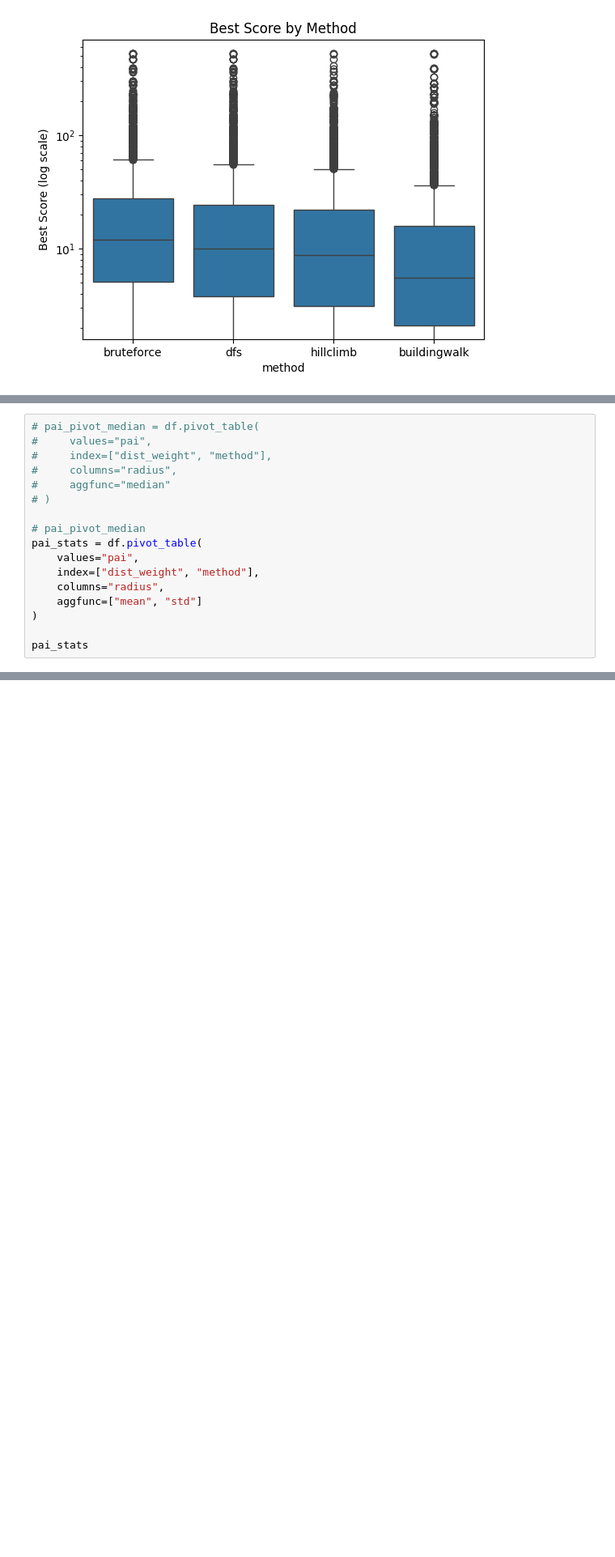
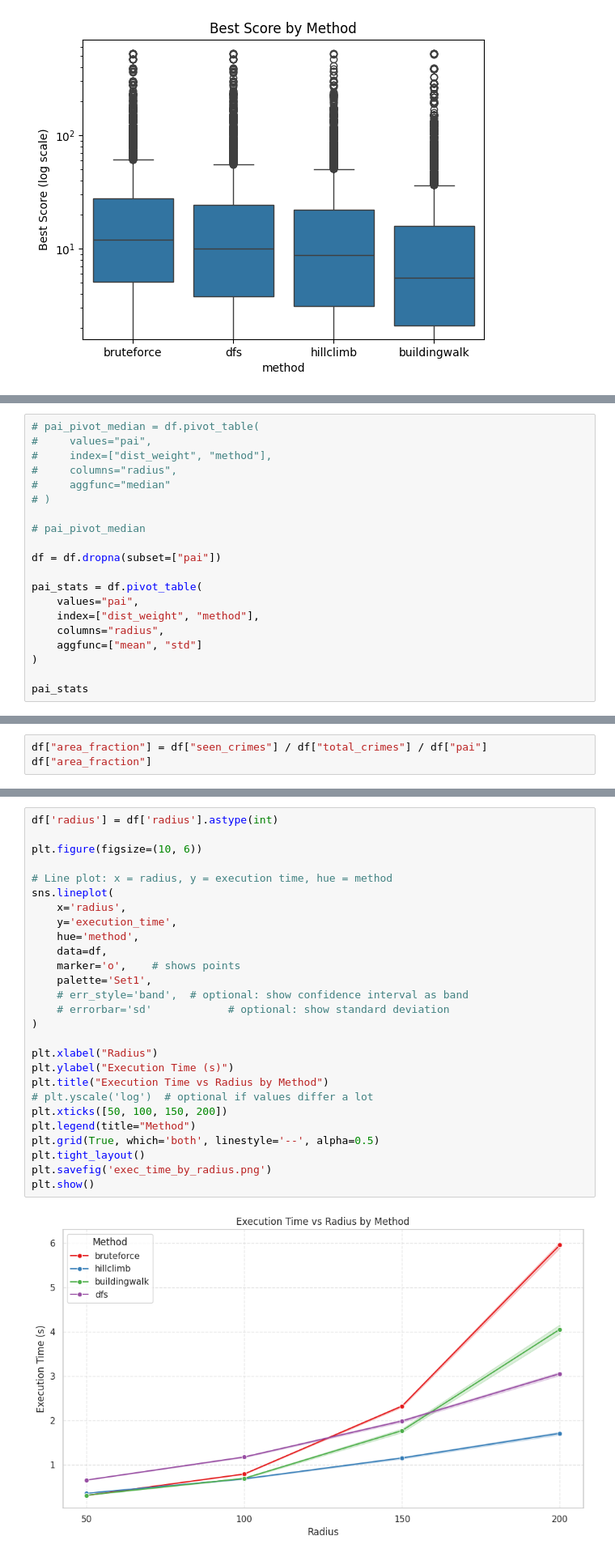
Before and after one commit to lewenhagen/AI_Enhanced_Method_for_Improved_CCTV_Camera_Placement, a Jupyter notebook: notebook.ipynb, the cells around one changed output, grey strips where cells are left out. Shown at 81% size. Saved outputs shown, nothing was run; the diff lists cells and outputs as text; blank space fills up the shorter version.

```diff
--- a/notebook.ipynb
+++ b/notebook.ipynb
@@ -148,6 +148,9 @@ plt.show()
 # )
 
 # pai_pivot_median
+
+df = df.dropna(subset=["pai"])
+
 pai_stats = df.pivot_table(
     values="pai",
     index=["dist_weight", "method"],
@@ -176,3 +179,6 @@ pai_stats
 |  | buildingwalk | 5.219990 | 10.390304 | 12.541404 | 16.467150 | 6.998377 | 18.238809 | 26.489528 | 43.154724 |
 |  | dfs | 3.816497 | 6.511693 | 7.346933 | 7.544096 | 3.303632 | 11.877074 | 19.391719 | 24.678899 |
 |  | hillclimb | 3.754061 | 5.882494 | 5.224330 | 5.390469 | 3.491867 | 9.446254 | 6.400654 | 6.149277 |
+# %%
+df["area_fraction"] = df["seen_crimes"] / df["total_crimes"] / df["pai"]
+df["area_fraction"]
@@ -178,0 +278,29 @@ pai_stats
+# %%
+df['radius'] = df['radius'].astype(int)
+
+plt.figure(figsize=(10, 6))
+
+# Line plot: x = radius, y = execution time, hue = method
+sns.lineplot(
+    x='radius',
+    y='execution_time',
+    hue='method',
+    data=df,
+    marker='o',    # shows points
+    palette='Set1',
+    # err_style='band',  # optional: show confidence interval as band
+    # errorbar='sd'            # optional: show standard deviation
+)
+
+plt.xlabel("Radius")
+plt.ylabel("Execution Time (s)")
+plt.title("Execution Time vs Radius by Method")
+# plt.yscale('log')  # optional if values differ a lot
+plt.xticks([50, 100, 150, 200])
+plt.legend(title="Method")
+plt.grid(True, which='both', linestyle='--', alpha=0.5)
+plt.tight_layout()
+plt.savefig('exec_time_by_radius.png')
+plt.show()
+# %% [output]
+[figure, added]
```
Also changed, not shown: parts of 5 cells of this notebook.
